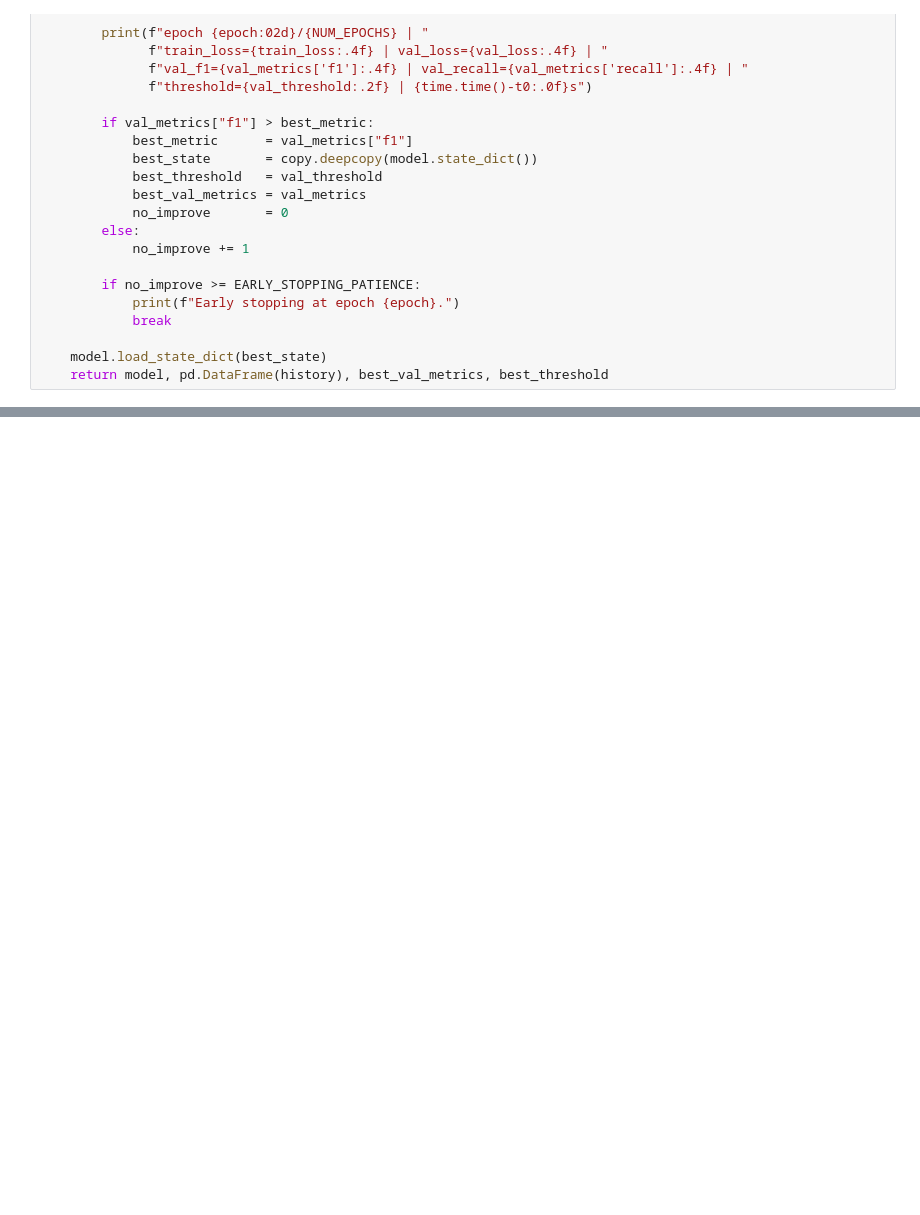
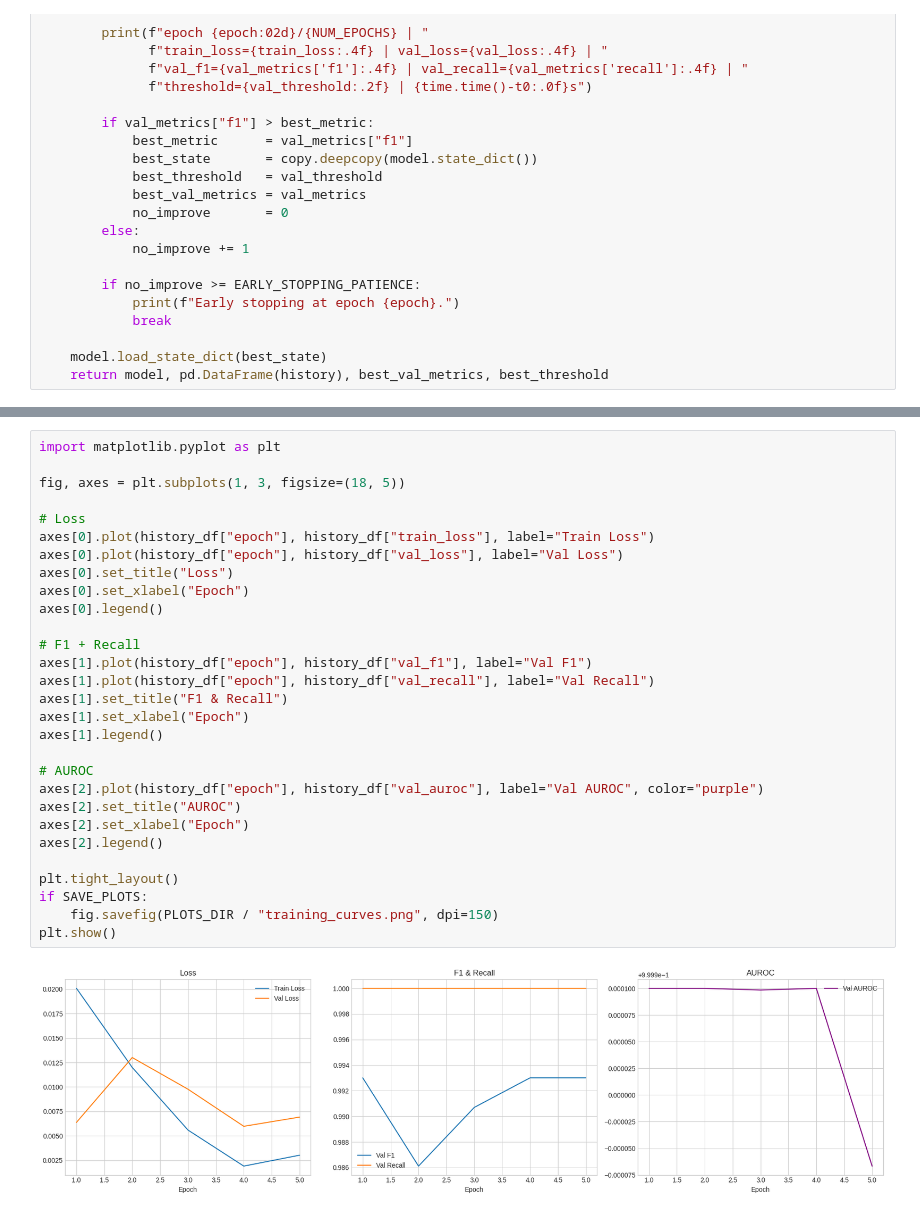
Before and after one commit to flashdroid15/DeepLearning_Crack, a Jupyter notebook: ViT/ViT_Crack_Classification.ipynb, the cells around one changed output, grey strips where cells are left out. Drawn from its saved outputs; the diff is of its cells as text; blank space fills up the shorter version.

```diff
--- a/ViT/ViT_Crack_Classification.ipynb
+++ b/ViT/ViT_Crack_Classification.ipynb
@@ -389,0 +438,31 @@ epoch 01/15 | train_loss=0.0145 | val_loss=0.0122 | val_f1=0.9934 | val_recall=0
+# %%
+import matplotlib.pyplot as plt
+
+fig, axes = plt.subplots(1, 3, figsize=(18, 5))
+
+# Loss
+axes[0].plot(history_df["epoch"], history_df["train_loss"], label="Train Loss")
+axes[0].plot(history_df["epoch"], history_df["val_loss"], label="Val Loss")
+axes[0].set_title("Loss")
+axes[0].set_xlabel("Epoch")
+axes[0].legend()
+
+# F1 + Recall
+axes[1].plot(history_df["epoch"], history_df["val_f1"], label="Val F1")
+axes[1].plot(history_df["epoch"], history_df["val_recall"], label="Val Recall")
+axes[1].set_title("F1 & Recall")
+axes[1].set_xlabel("Epoch")
+axes[1].legend()
+
+# AUROC
+axes[2].plot(history_df["epoch"], history_df["val_auroc"], label="Val AUROC", color="purple")
+axes[2].set_title("AUROC")
+axes[2].set_xlabel("Epoch")
+axes[2].legend()
+
+plt.tight_layout()
+if SAVE_PLOTS:
+    fig.savefig(PLOTS_DIR / "training_curves.png", dpi=150)
+plt.show()
+# %% [output]
+[figure, added]
```
Also changed, not shown: parts of 17 cells of this notebook.
